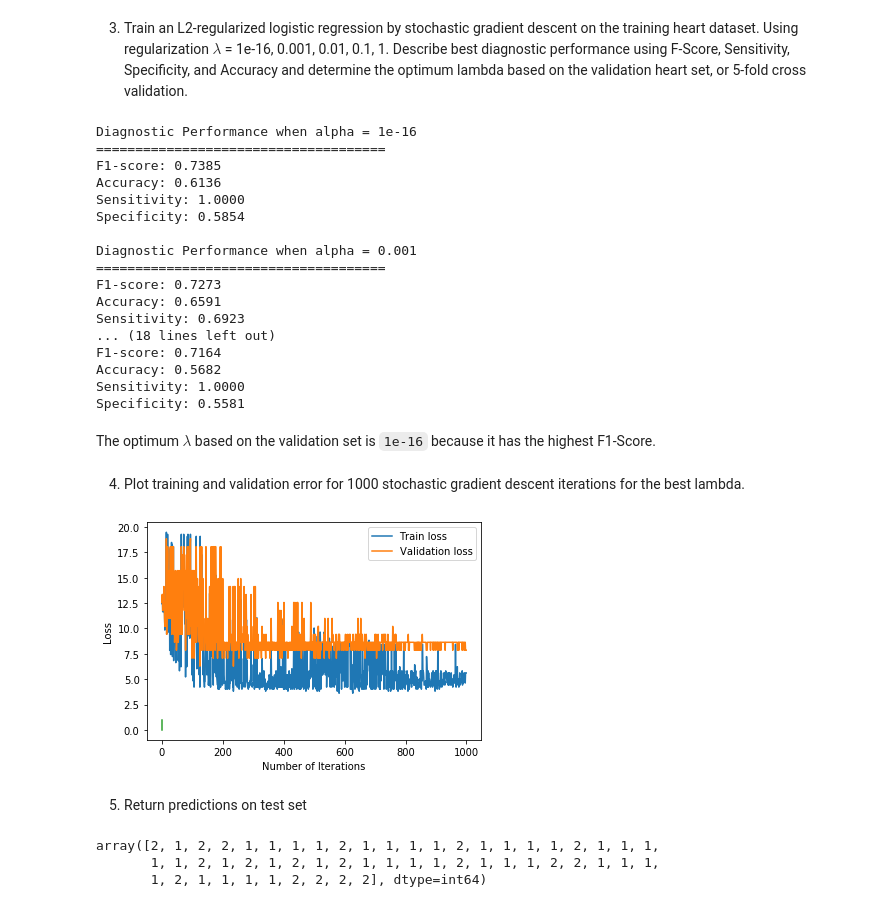
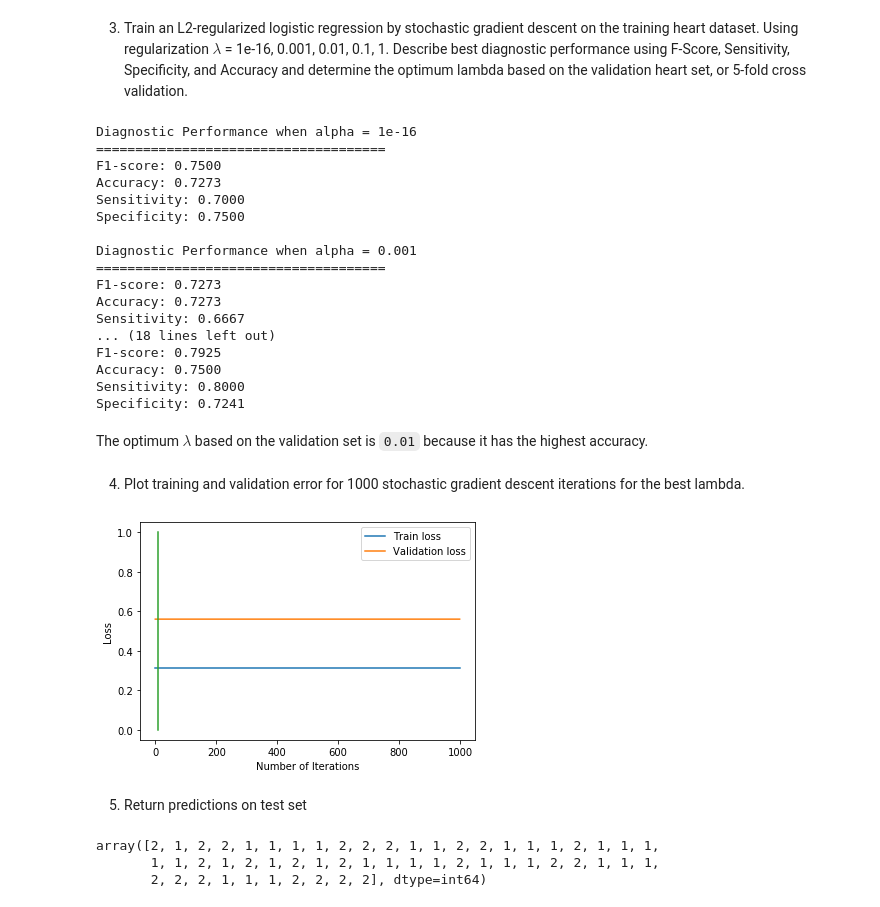
Before and after one commit to lin-justin/Applied_Machine-Learning, a Jupyter notebook: hw1.ipynb, the cells around one changed output. Saved outputs shown, nothing was run; the diff lists cells and outputs as text; code cells hidden in the pictures.

```diff
--- a/hw1.ipynb
+++ b/hw1.ipynb
@@ -211,24 +400,24 @@ def train_evaluate_sgd(train_features, train_labels, val_features, val_labels, a
 # %%
-train_evaluate_sgd(train_onehot, train_labels, val_onehot, val_labels, alpha = [1e-16, 0.001, 0.01, 0.1, 1])
+train_evaluate_sgd(train_data, train_labels, val_data, val_labels, alpha = [1e-16, 0.001, 0.01, 0.1, 1])
 # %% [output]
 Diagnostic Performance when alpha = 1e-16
 =====================================
-F1-score: 0.7385
-Accuracy: 0.6136
-Sensitivity: 1.0000
-Specificity: 0.5854
+F1-score: 0.7500
+Accuracy: 0.7273
+Sensitivity: 0.7000
+Specificity: 0.7500
 
 Diagnostic Performance when alpha = 0.001
 =====================================
 F1-score: 0.7273
-Accuracy: 0.6591
-Sensitivity: 0.6923
+Accuracy: 0.7273
+Sensitivity: 0.6667
 ... (18 lines left out)
-F1-score: 0.7164
-Accuracy: 0.5682
-Sensitivity: 1.0000
-Specificity: 0.5581
+F1-score: 0.7925
+Accuracy: 0.7500
+Sensitivity: 0.8000
+Specificity: 0.7241
 # %% [markdown]
-The optimum $\lambda$ based on the validation set is `1e-16` because it has the highest F1-Score.
+The optimum $\lambda$ based on the validation set is `0.01` because it has the highest accuracy.
 # %% [markdown]
 4. Plot training and validation error for 1000 stochastic gradient descent iterations for the best lambda.
@@ -294,13 +424,13 @@ def plot_train_val_error(optimum_alpha):
 # %%
-clf = plot_train_val_error(optimum_alpha = 1e-16)
+clf = plot_train_val_error(optimum_alpha = 0.01)
 # %% [output]
-[figure, old version]
+[figure, new version]
 # %% [markdown]
 5. Return predictions on test set
 # %%
-predicted_test_labels = clf.predict(test_onehot)
+predicted_test_labels = clf.predict(test_data)
 predicted_test_labels
 # %% [output]
-array([2, 1, 2, 2, 1, 1, 1, 1, 2, 1, 1, 1, 1, 2, 1, 1, 1, 1, 2, 1, 1, 1,
+array([2, 1, 2, 2, 1, 1, 1, 1, 2, 2, 2, 1, 1, 2, 2, 1, 1, 1, 2, 1, 1, 1,
        1, 1, 2, 1, 2, 1, 2, 1, 2, 1, 1, 1, 1, 2, 1, 1, 1, 2, 2, 1, 1, 1,
-       1, 2, 1, 1, 1, 1, 2, 2, 2, 2], dtype=int64)
+       2, 2, 2, 1, 1, 1, 2, 2, 2, 2], dtype=int64)
```
Also changed, not shown: parts of 24 cells of this notebook.
